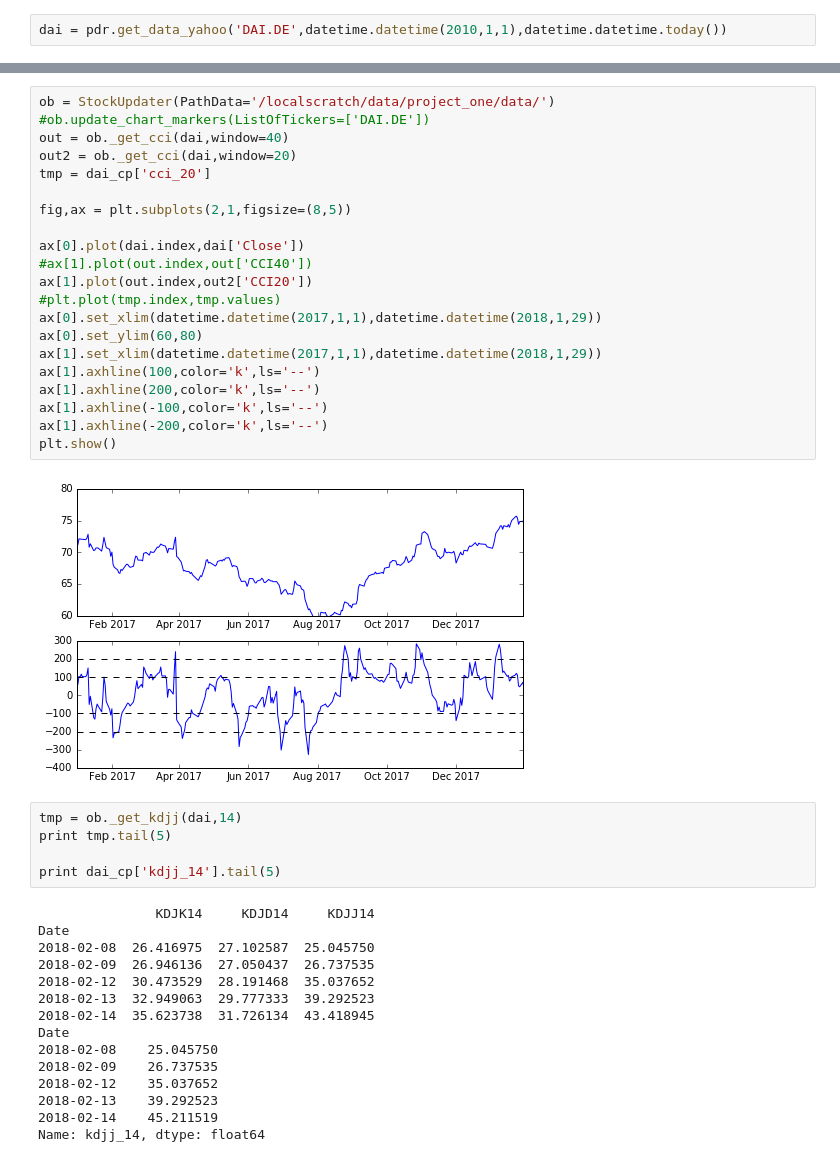
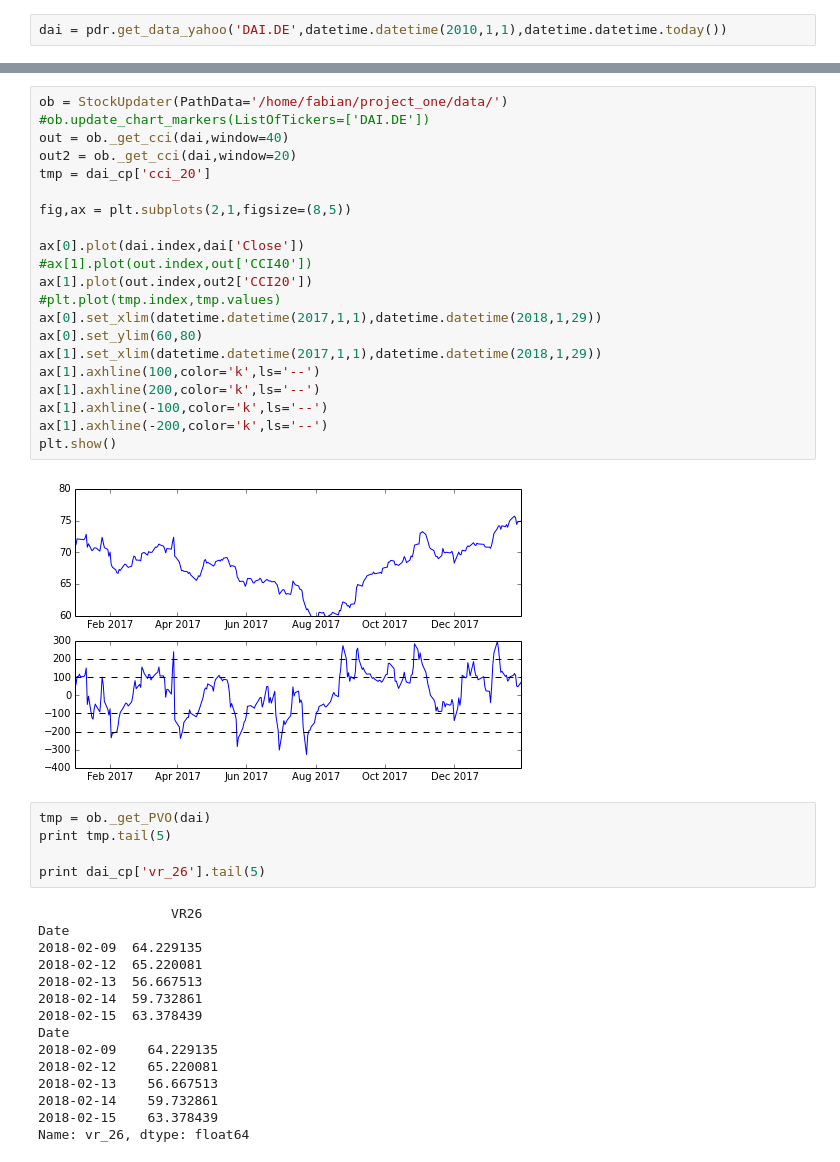
Before and after one commit to fabkno/project_one, a Jupyter notebook: notebooks/chartmarkers.ipynb, the cells around one changed output, grey strips where cells are left out. Cells and saved outputs as stored; diff of their text form.

Commit message:
updated chartmarker

```diff
--- a/notebooks/chartmarkers.ipynb
+++ b/notebooks/chartmarkers.ipynb
@@ -446,44 +456,44 @@ Name: kdjj_14, dtype: float64
 # %%
-ob = StockUpdater(PathData='/localscratch/data/project_one/data/')
+ob = StockUpdater(PathData='/home/fabian/project_one/data/')
 #ob.update_chart_markers(ListOfTickers=['DAI.DE'])
 out = ob._get_cci(dai,window=40)
 out2 = ob._get_cci(dai,window=20)
 tmp = dai_cp['cci_20']
 
 fig,ax = plt.subplots(2,1,figsize=(8,5))
 
 ax[0].plot(dai.index,dai['Close'])
 #ax[1].plot(out.index,out['CCI40'])
 ax[1].plot(out.index,out2['CCI20'])
 #plt.plot(tmp.index,tmp.values)
 ax[0].set_xlim(datetime.datetime(2017,1,1),datetime.datetime(2018,1,29))
 ax[0].set_ylim(60,80)
 ax[1].set_xlim(datetime.datetime(2017,1,1),datetime.datetime(2018,1,29))
 ax[1].axhline(100,color='k',ls='--')
 ax[1].axhline(200,color='k',ls='--')
 ax[1].axhline(-100,color='k',ls='--')
 ax[1].axhline(-200,color='k',ls='--')
 plt.show()
 # %% [output]
-[figure, old version]
+[figure, new version]
 # %%
-tmp = ob._get_kdjj(dai,14)
+tmp = ob._get_PVO(dai)
 print tmp.tail(5)
 
-print dai_cp['kdjj_14'].tail(5)
+print dai_cp['vr_26'].tail(5)
 # %% [output]
-               KDJK14     KDJD14     KDJJ14
+                 VR26
 Date
-2018-02-08  26.416975  27.102587  25.045750
-2018-02-09  26.946136  27.050437  26.737535
-2018-02-12  30.473529  28.191468  35.037652
-2018-02-13  32.949063  29.777333  39.292523
-2018-02-14  35.623738  31.726134  43.418945
+2018-02-09  64.229135
+2018-02-12  65.220081
+2018-02-13  56.667513
+2018-02-14  59.732861
+2018-02-15  63.378439
 Date
-2018-02-08    25.045750
-2018-02-09    26.737535
-2018-02-12    35.037652
-2018-02-13    39.292523
-2018-02-14    45.211519
-Name: kdjj_14, dtype: float64
+2018-02-09    64.229135
+2018-02-12    65.220081
+2018-02-13    56.667513
+2018-02-14    59.732861
+2018-02-15    63.378439
+Name: vr_26, dtype: float64
 # %%
```
Also changed, not shown: parts of 9 cells of this notebook.
